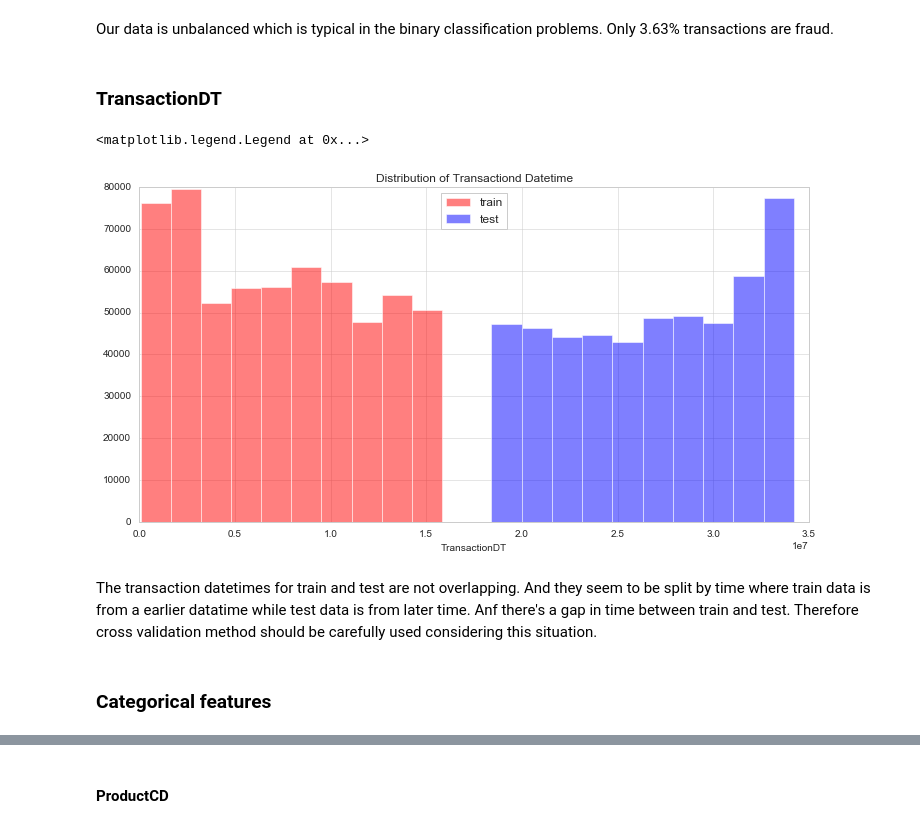
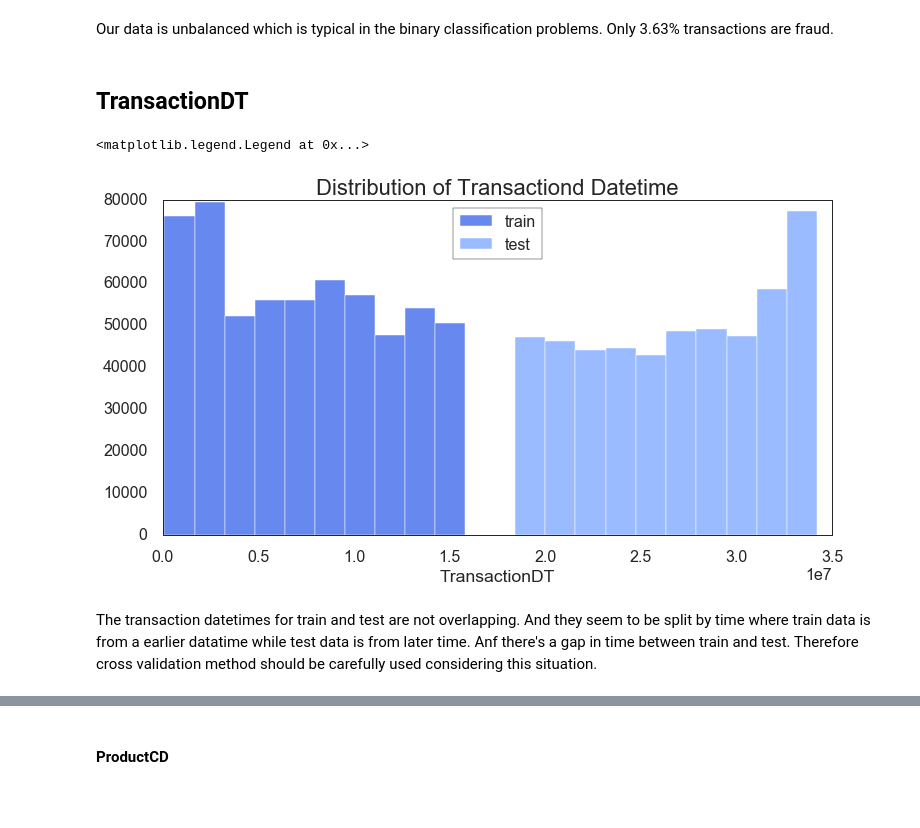
Before and after one commit to xinquan-wang/IEEE-CIS_Fraud_Detection, a Jupyter notebook: IEEE-CIS Fraud Detection.ipynb, the cells around one changed output, grey strips where cells are left out. Cells and saved outputs as stored; diff of their text form; code cells hidden in the pictures; blank space fills up the shorter version.

```diff
--- a/IEEE-CIS Fraud Detection.ipynb
+++ b/IEEE-CIS Fraud Detection.ipynb
@@ -35,6 +37,7 @@ import gc
 # %%
 import matplotlib.pyplot as plt
 import seaborn as sns
-plt.style.use('classic')
-sns.set_style('whitegrid')
+plt.style.use('seaborn-poster')
+sns.set_palette('coolwarm')
+sns.set_style('white')
 %matplotlib inline
@@ -76,3 +187,5 @@ Ratio of TransactionID in test have an associated test_identity: 28.01%
 # %%
 train = pd.merge(train_trans, train_identity, on='TransactionID', how='left')
 test = pd.merge(test_trans, test_identity, on='TransactionID', how='left')
+# %%
+train = reduce_mem_usage(train)
@@ -78,0 +196,2 @@ test = pd.merge(test_trans, test_identity, on='TransactionID', how='left')
+# %%
+test = reduce_mem_usage(test)
@@ -84,6 +207,6 @@ test.reindex(columns=col_name)
 # %%
 train['is_train'] = 1
 test['is_train'] = 0
-test['isFraud'] = ''
+test['isFraud'] = 99
 # %%
 df = pd.concat([train, test], ignore_index=True, sort=False)
@@ -286,18 +399,16 @@ Ratio of fraud transaction in train: 3.63%
 # %% [markdown]
 Our data is unbalanced which is typical in the binary classification problems. Only 3.63% transactions are fraud.
 # %% [markdown]
-### TransactionDT
+## TransactionDT
 # %%
 plt.figure(figsize=(12,6))
-plt.hist(train['TransactionDT'], label='train', color='red', alpha=0.5)
-plt.hist(test['TransactionDT'], label='test', color='blue', alpha=0.5)
-plt.title('Distribution of Transactiond Datetime')
+plt.hist(train['TransactionDT'], label='train')
+plt.hist(test['TransactionDT'], label='test')
+plt.title('Distribution of Transactiond Datetime', fontsize=22)
 plt.xlabel('TransactionDT')
 plt.legend(loc='best')
 # %% [output]
 <matplotlib.legend.Legend at 0x...>
-[figure, old version]
+[figure, new version]
 # %% [markdown]
 The transaction datetimes for train and test are not overlapping. And they seem to be split by time where train data is from a earlier datatime while test data is from later time. Anf there's a gap in time between train and test. Therefore cross validation method should be carefully used considering this situation.
-# %% [markdown]
-### Categorical features
```
Also changed, not shown: parts of 46 cells of this notebook, 2 other files.
